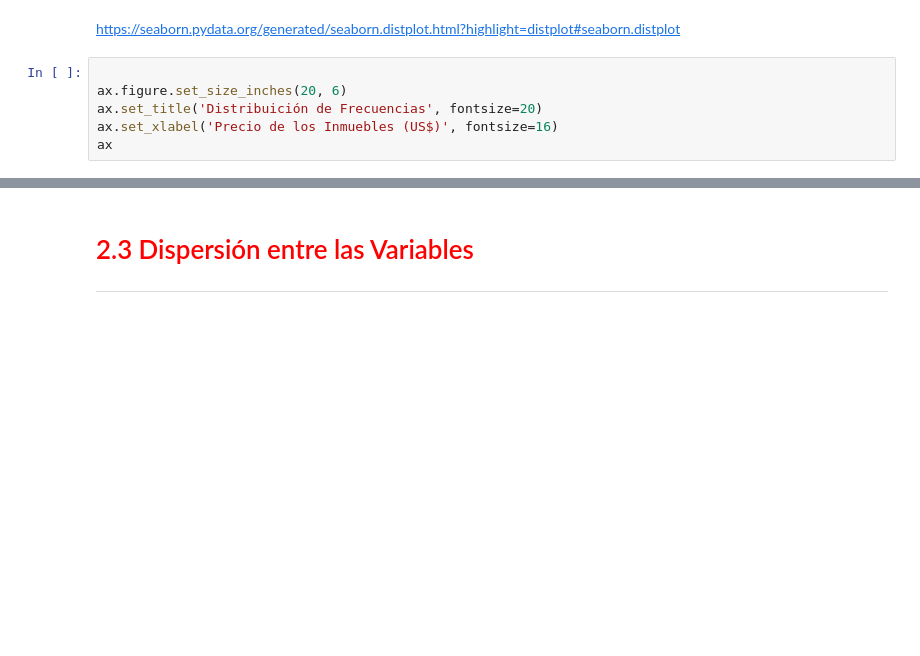
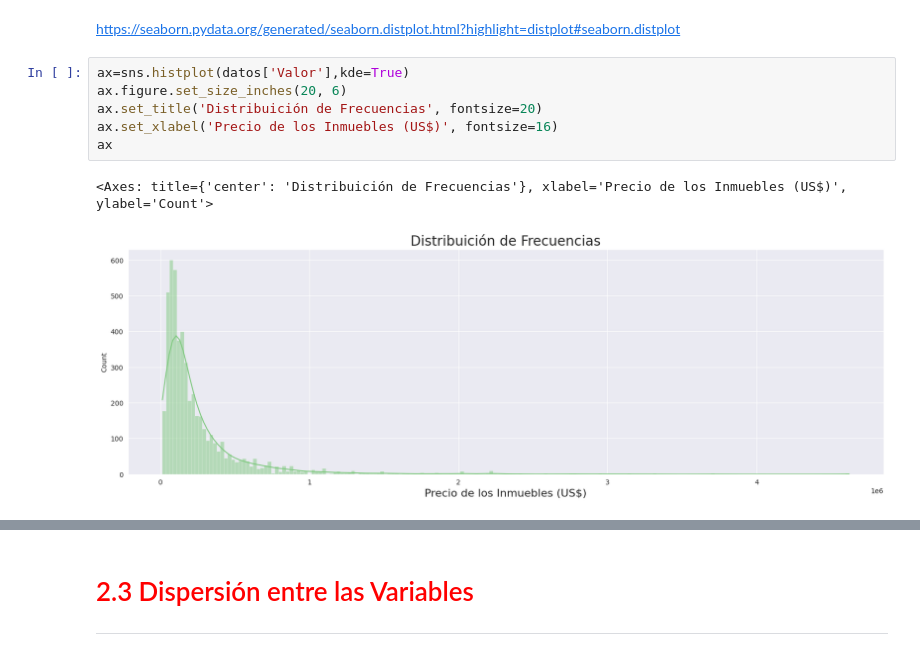
Before and after one commit to Nataliahfk/estadistica_python, a Jupyter notebook: Regresión_Lineal_II.ipynb, the cells around one changed output, grey strips where cells are left out. Drawn from its saved outputs; the diff is of its cells as text; blank space fills up the shorter version.

```diff
--- a/Regresión_Lineal_II.ipynb
+++ b/Regresión_Lineal_II.ipynb
@@ -75,11 +129,14 @@ ax
 # %% [markdown]
 https://seaborn.pydata.org/generated/seaborn.distplot.html?highlight=distplot#seaborn.distplot
 # %%
-
+ax=sns.histplot(datos['Valor'],kde=True)
 ax.figure.set_size_inches(20, 6)
 ax.set_title('Distribuición de Frecuencias', fontsize=20)
 ax.set_xlabel('Precio de los Inmuebles (US$)', fontsize=16)
 ax
+# %% [output]
+<Axes: title={'center': 'Distribuición de Frecuencias'}, xlabel='Precio de los Inmuebles (US$)', ylabel='Count'>
+[figure, added]
 # %% [markdown]
 <img width='800px' src='https://caelum-online-public.s3.amazonaws.com/ESP-1803-regresion-lineal-tecnicas-avanzadas-modelado/Box-Plot+II.png'>
 # %% [markdown]
```
Also changed, not shown: parts of 31 cells of this notebook.
